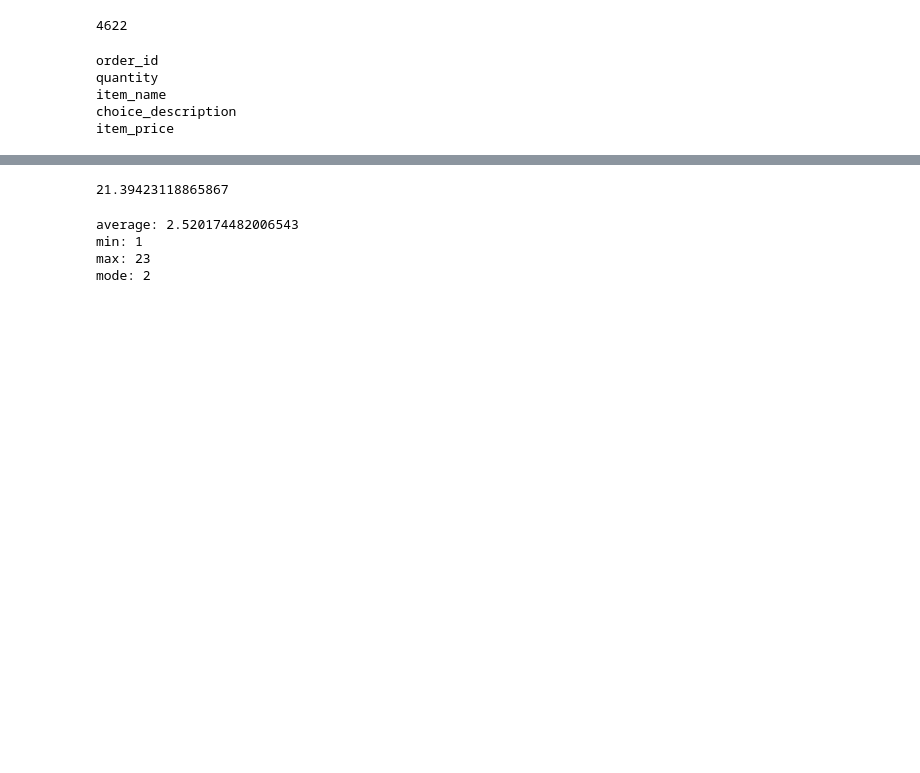
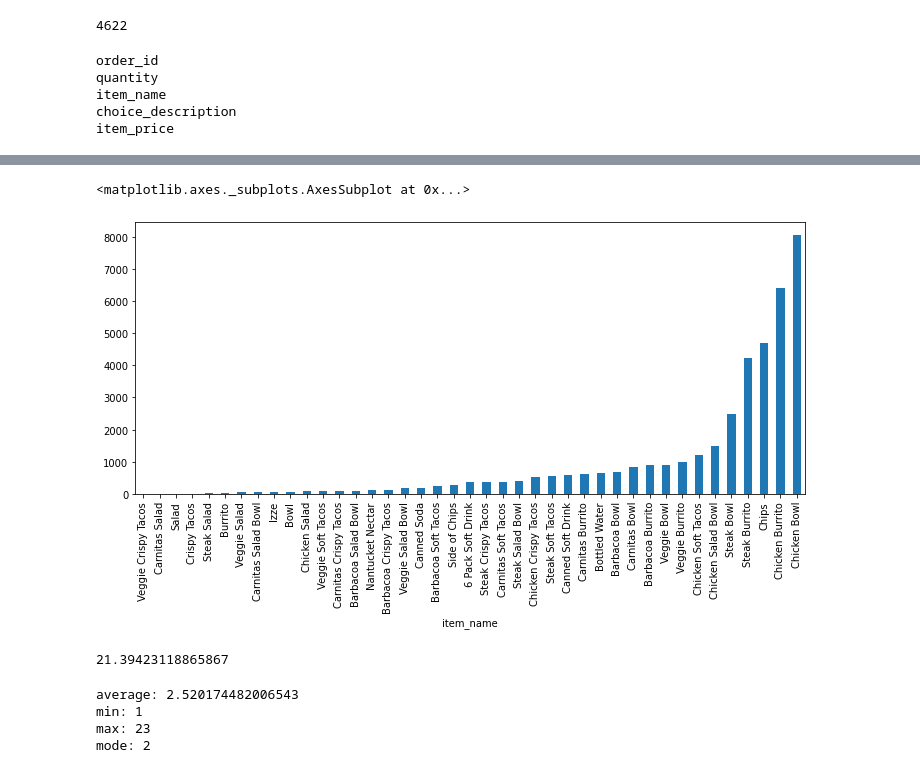
Before and after one commit to JuliaChernykh/IntelligentSystems, a Jupyter notebook: Pandas&DimensionalityReduction.ipynb, the cells around one changed output, grey strips where cells are left out. Saved outputs shown, nothing was run; the diff lists cells and outputs as text; code cells hidden in the pictures; blank space fills up the shorter version.

```diff
--- a/Pandas&DimensionalityReduction.ipynb
+++ b/Pandas&DimensionalityReduction.ipynb
@@ -42,6 +67,13 @@ Chicken Bowl
 # %%
 # 5 Измените тип переменной item_price c с помощью лямбда функции
 data['item_price'] = data['item_price'].apply(lambda x: float(x[1:]))
+# %%
+# 6 Построить гистограмму кол-во денег заработанных по каждой позиции
+income = data.groupby('item_name').apply(lambda x: (x['item_price'] * x['quantity']).sum())
+income.sort_values().plot.bar(figsize=(12, 5))
+# %% [output]
+<matplotlib.axes._subplots.AxesSubplot at 0x...>
+[figure, added]
 # %%
 # 7 Средняя сумма заказа
 # first variant
```
Also changed, not shown: parts of 6 cells of this notebook.
